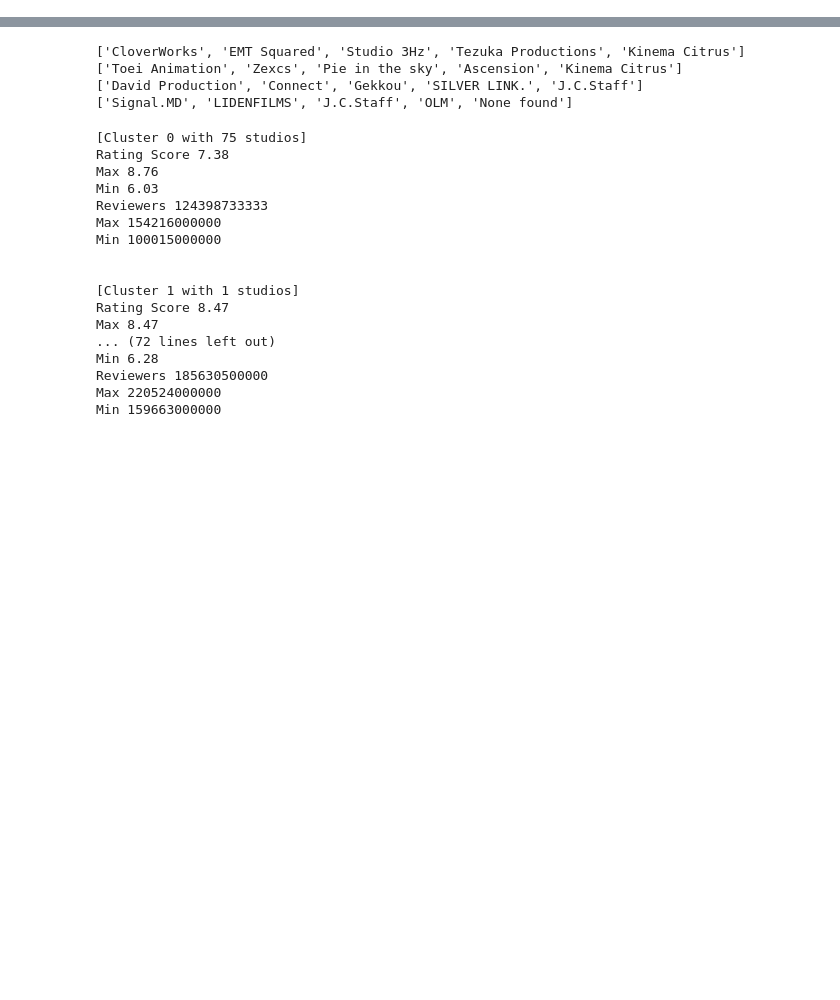
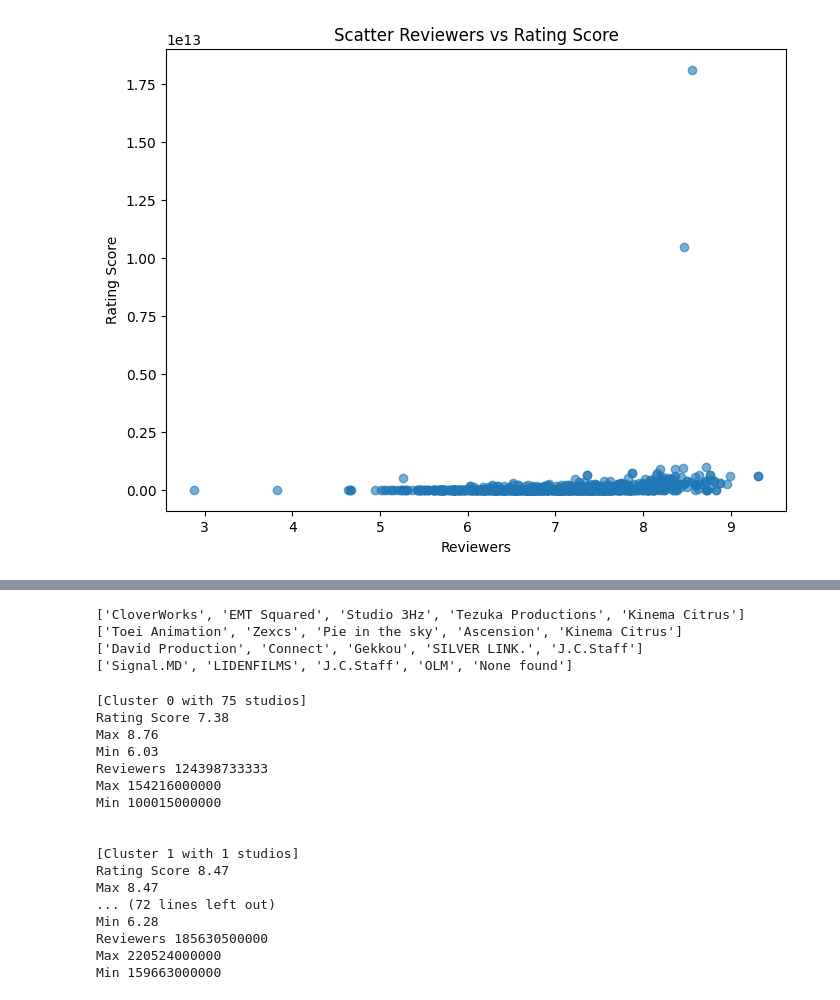
Before and after one commit to MarcoAlandAdinanda/Deep_Anime_Color_Palette_Analysis, a Jupyter notebook: statAnalysis.ipynb, the cells around one changed output, grey strips where cells are left out. Saved outputs shown, nothing was run; the diff lists cells and outputs as text; code cells hidden in the pictures; blank space fills up the shorter version.

```diff
--- a/statAnalysis.ipynb
+++ b/statAnalysis.ipynb
@@ -30,0 +31,13 @@ data['log_norm_reviewers'] = np.log1p(data['Reviewers'])
+# %%
+plt.figure(figsize=(8, 6))
+plt.title("Scatter Reviewers vs Rating Score")
+plt.xlabel("Reviewers")
+plt.ylabel("Rating Score")
+
+scatter = plt.scatter(
+    x=data_anime["Rating Score"],
+    y=data_anime["Reviewers"],
+    alpha=0.6
+);
+# %% [output]
+[figure, added]
```
Also changed, not shown: parts of 16 cells of this notebook, 33 other files.
